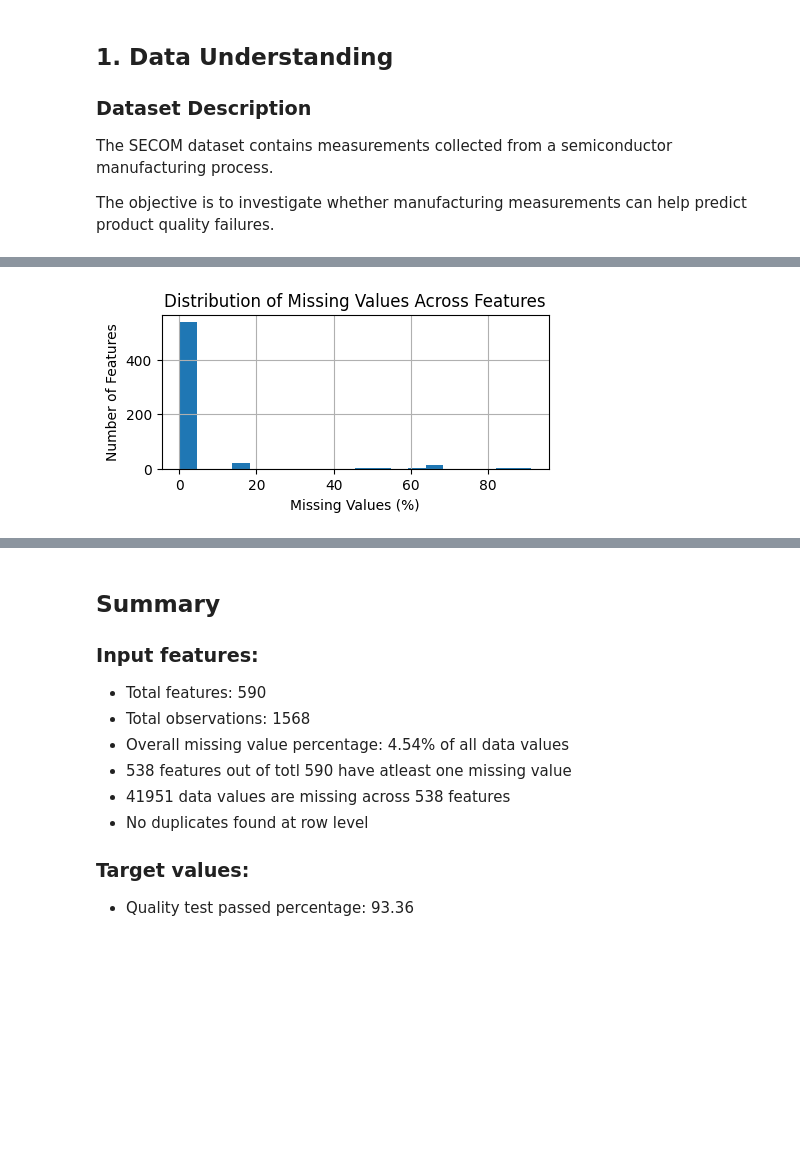
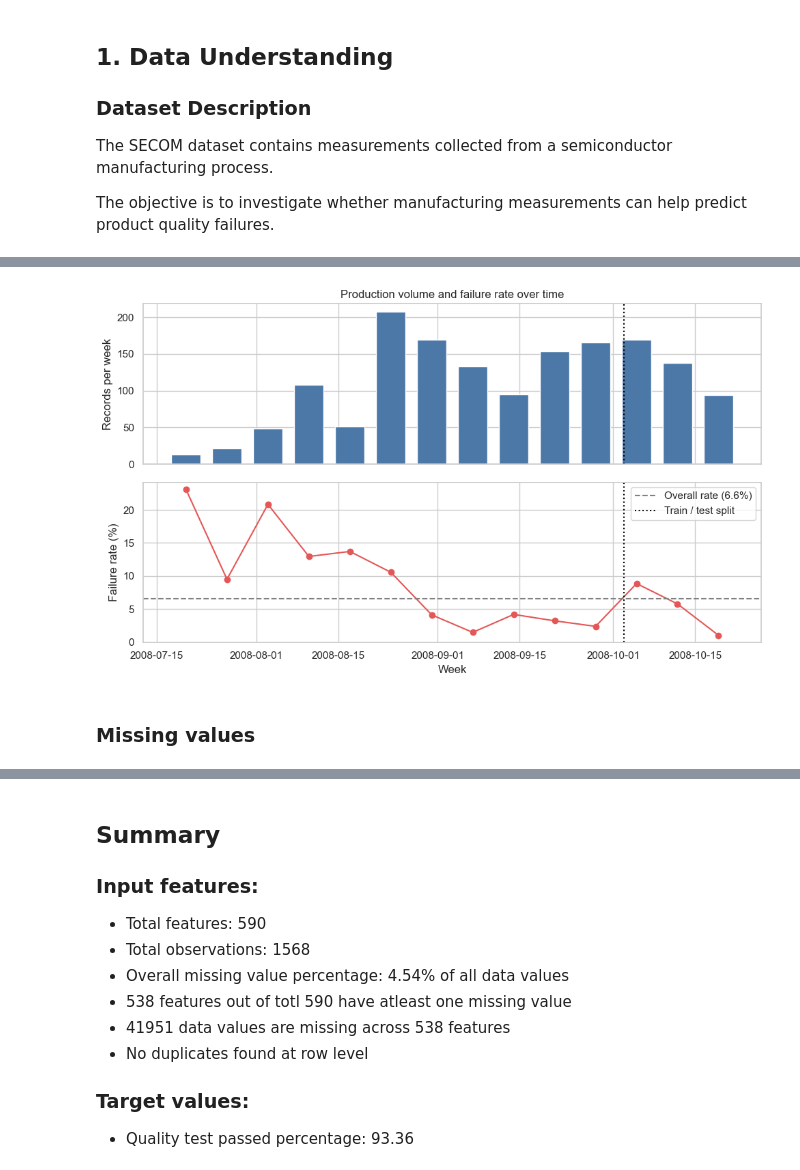
Before and after one commit to dbamunu/secom, a Jupyter notebook: notebooks/1_understand_data.ipynb, the cells around one changed output, grey strips where cells are left out. Cells and saved outputs as stored; diff of their text form; code cells hidden in the pictures; blank space fills up the shorter version.

```diff
--- a/notebooks/1_understand_data.ipynb
+++ b/notebooks/1_understand_data.ipynb
@@ -73,16 +95,27 @@ missing_summary = missing_summary.sort_values(
-# %%
-import matplotlib.pyplot as plt
-
-missing_summary["missing_percentage"].plot(
-    kind="hist",
-    bins=20,
-    grid=True,
-    figsize=(5, 2)
-)
-
-plt.title("Distribution of Missing Values Across Features")
-plt.xlabel("Missing Values (%)")
-plt.ylabel("Number of Features")
-plt.show()
-# %% [output]
-[figure, removed]
+# %%
+PASS_COL, FAIL_COL = "#4C78A8", "#E45756"
+
+weekly = (
+    pd.DataFrame({"y": y.values}, index=pd.DatetimeIndex(ts.values))
+    .resample("W")["y"].agg(["count", "sum", "mean"])
+)
+weekly.columns = ["records", "failures", "failure_rate"]
+
+fig, ax = plt.subplots(2, 1, figsize=(10, 6), sharex=True)
+ax[0].bar(weekly.index, weekly["records"], width=5, color=PASS_COL)
+ax[0].set_ylabel("Records per week")
+ax[0].set_title("Production volume and failure rate over time")
+
+ax[1].plot(weekly.index, weekly["failure_rate"] * 100, marker="o", color=FAIL_COL)
+ax[1].axhline(y.mean() * 100, ls="--", color="grey", label=f"Overall rate ({y.mean() * 100:.1f}%)")
+ax[1].set_ylabel("Failure rate (%)")
+ax[1].set_xlabel("Week")
+
+for a in ax:
+    a.axvline(ts.iloc[split], color="black", ls=":", label="Train / test split" if a is ax[1] else None)
+ax[1].legend()
+savefig("02_failures_over_time")
+# %% [output]
+[figure, added]
+# %% [markdown]
+### Missing values
```
Also changed, not shown: parts of 28 cells of this notebook, 12 other files.
